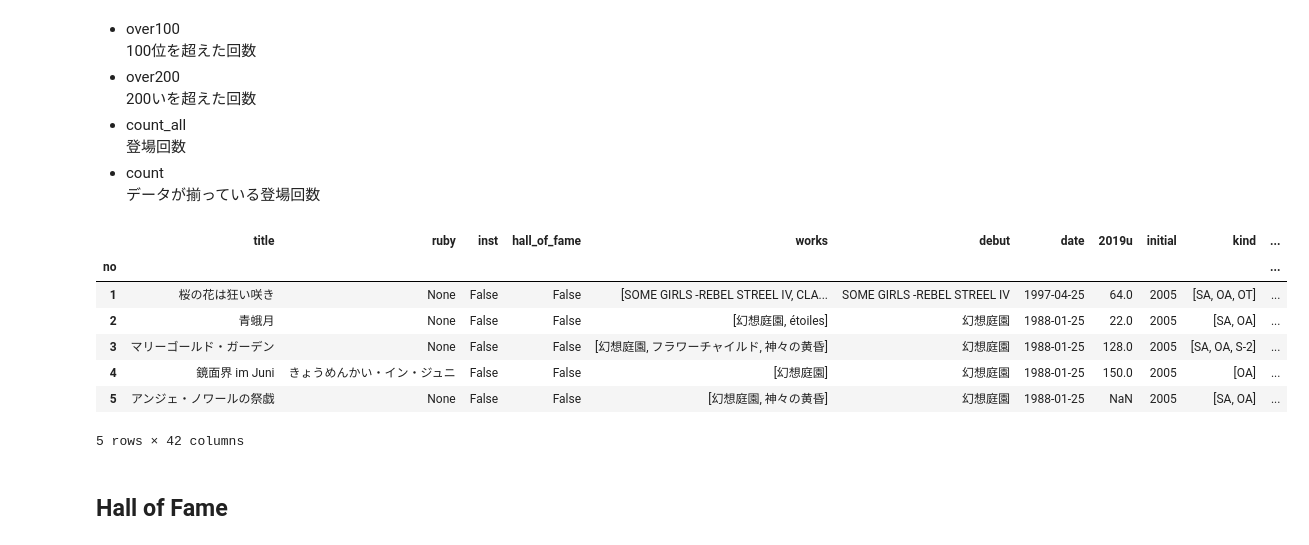
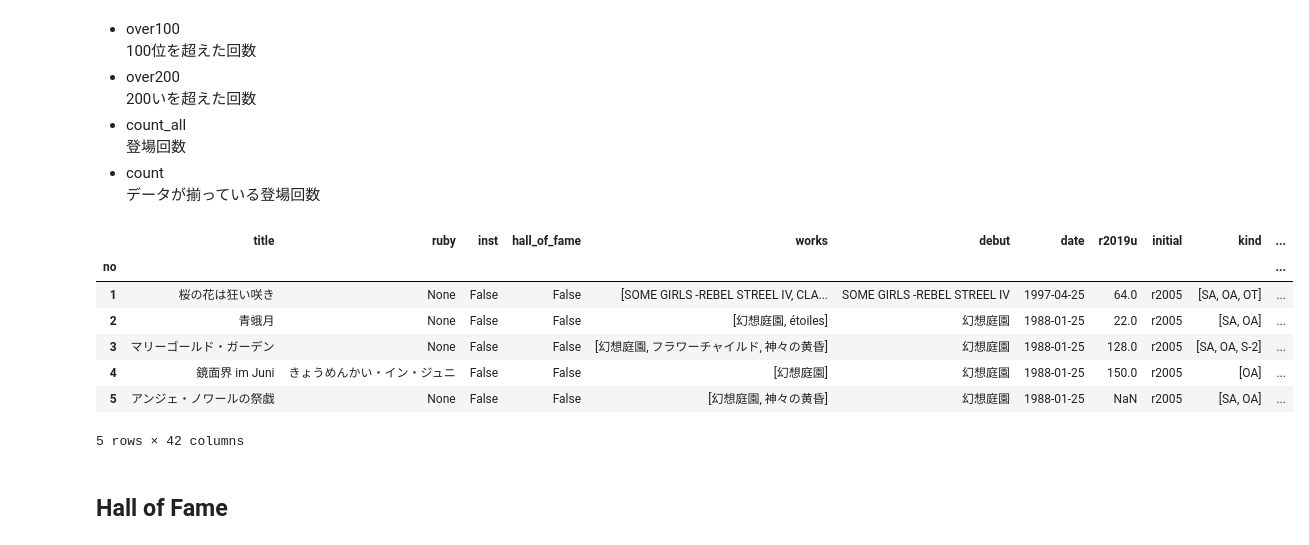
Before and after one commit to tabris913/aliran, a Jupyter notebook: aliran.ipynb, the cells around one changed output. Drawn from its saved outputs; the diff is of its cells as text; code cells hidden in the pictures.

```diff
--- a/aliran.ipynb
+++ b/aliran.ipynb
@@ -13,13 +13,13 @@ COLUMNS_CALCED = [
     'over30', 'over50', 'over100', 'over200', 'under30', 'under50', 'under100', 'under200', 'count_all', 'count'
 ]
 COLUMNS = [
-    'title', 'date', 'initial', 'kind', # '2019u',
-    '2007', '2008', '2009', '2010', '2011', '2012', '2013', '2014', '2015', '2016', '2017', '2018', '2019',
+    'title', 'date', 'initial', 'kind', # 'r2019u',
+    'r2007', 'r2008', 'r2009', 'r2010', 'r2011', 'r2012', 'r2013', 'r2014', 'r2015', 'r2016', 'r2017', 'r2018', 'r2019',
 ] + COLUMNS_CALCED
-RECENT = '2019'
-BEFORE = '2018'
-URA = '2019'
-RANK_ALL = ['2005', '2006#1', '2006#2', '2007', '2008', '2009', '2010', '2011', '2012', '2013', '2014', '2015', '2016', '2017', '2018', '2019']
+RECENT = 'r2019'
+BEFORE = 'r2018'
+URA = 'r2019'
+RANK_ALL = ['r2005', 'r2006#1', 'r2006#2', 'r2007', 'r2008', 'r2009', 'r2010', 'r2011', 'r2012', 'r2013', 'r2014', 'r2015', 'r2016', 'r2017', 'r2018', 'r2019']
 RANK = RANK_ALL[3:]
 
 def year_filter(value: str, initial: str, array: list, mode: str = 'ge'):
@@ -108,51 +108,51 @@ lowest = info['max']
 # %%
 df['average'] = 0.
 df['average_exclude_debut'] = 0.
 df['highest'] = 0.
 df['highest_exclude_debut'] = 0.
 df['lowest'] = 0.
 df['over30'] = 0
 df['over50'] = 0
 df['over100'] = 0
 df['over200'] = 0
 df['under30'] = 0
 df['under50'] = 0
 df['under100'] = 0
 df['under200'] = 0
 df['count_all'] = 0
 df['count'] = 0
 
 for no in df.index:
     song = df.loc[no]
     to_mean = list(filter(lambda y: year_filter(y, song.initial, RANK), RANK))
     to_mean_exclude_debut = list(filter(lambda y: year_filter(y, song.initial, RANK, 'gt'), RANK))
-    df.at[no, 'average'] = song[to_mean].mean()
-    df.at[no, 'average_exclude_debut'] = song[to_mean_exclude_debut].mean()
-    df.at[no, 'highest_exclude_debut'] = song[to_mean_exclude_debut].min()
+    df.average.at[no] = song[to_mean].mean()
+    df.average_exclude_debut.at[no] = song[to_mean_exclude_debut].mean()
+    df.highest_exclude_debut.at[no] = song[to_mean_exclude_debut].min()
     to_mean_all = list(filter(lambda y: year_filter(y, song.initial, RANK_ALL), RANK_ALL))
-    df.at[no, 'highest'] = song[to_mean_all].min()
-    df.at[no, 'lowest'] = song[to_mean_all].max()
-    df.at[no, 'over30'] = len(list(filter(lambda s: s > 30, song[to_mean_all].values)))
-    df.at[no, 'over50'] = len(list(filter(lambda s: s > 50, song[to_mean_all].values)))
-    df.at[no, 'over100'] = len(list(filter(lambda s: s > 100, song[to_mean_all].values)))
-    df.at[no, 'over200'] = len(list(filter(lambda s: s > 200, song[to_mean_all].values)))
-    df.at[no, 'under30'] = len(list(filter(lambda s: s <= 30, song[to_mean_all].values)))
-    df.at[no, 'under50'] = len(list(filter(lambda s: s <= 50, song[to_mean_all].values)))
-    df.at[no, 'under100'] = len(list(filter(lambda s: s <= 100, song[to_mean_all].values)))
-    df.at[no, 'under200'] = len(list(filter(lambda s: s <= 200, song[to_mean_all].values)))
-    df.at[no, 'count_all'] = len(to_mean_all)
+    df.highest.at[no] = song[to_mean_all].min()
+    df.lowest.at[no] = song[to_mean_all].max()
+    df.over30.at[no] = len(list(filter(lambda s: s > 30, song[to_mean_all].values)))
+    df.over50.at[no] = len(list(filter(lambda s: s > 50, song[to_mean_all].values)))
+    df.over100.at[no] = len(list(filter(lambda s: s > 100, song[to_mean_all].values)))
+    df.over200.at[no] = len(list(filter(lambda s: s > 200, song[to_mean_all].values)))
+    df.under30.at[no] = len(list(filter(lambda s: s <= 30, song[to_mean_all].values)))
+    df.under50.at[no] = len(list(filter(lambda s: s <= 50, song[to_mean_all].values)))
+    df.under100.at[no] = len(list(filter(lambda s: s <= 100, song[to_mean_all].values)))
+    df.under200.at[no] = len(list(filter(lambda s: s <= 200, song[to_mean_all].values)))
+    df.count_all.at[no] = len(to_mean_all)
     df.at[no, 'count'] = len(to_mean)
 
 df.head()
 # df.iloc[145]
 # %% [output]
-|  | title | ruby | inst | hall_of_fame | works | debut | date | 2019u | initial | kind | ... |
+|  | title | ruby | inst | hall_of_fame | works | debut | date | r2019u | initial | kind | ... |
 | no |  |  |  |  |  |  |  |  |  |  | ... |
-| 1 | 桜の花は狂い咲き | None | False | False | [SOME GIRLS -REBEL STREEL IV, CLA... | SOME GIRLS -REBEL STREEL IV | 1997-04-25 | 64.0 | 2005 | [SA, OA, OT] | ... |
-| 2 | 青蛾月 | None | False | False | [幻想庭園, étoiles] | 幻想庭園 | 1988-01-25 | 22.0 | 2005 | [SA, OA] | ... |
-| 3 | マリーゴールド・ガーデン | None | False | False | [幻想庭園, フラワーチャイルド, 神々の黄昏] | 幻想庭園 | 1988-01-25 | 128.0 | 2005 | [SA, OA, S-2] | ... |
-| 4 | 鏡面界 im Juni | きょうめんかい・イン・ジュニ | False | False | [幻想庭園] | 幻想庭園 | 1988-01-25 | 150.0 | 2005 | [OA] | ... |
-| 5 | アンジェ・ノワールの祭戯 | None | False | False | [幻想庭園, 神々の黄昏] | 幻想庭園 | 1988-01-25 | NaN | 2005 | [SA, OA] | ... |
+| 1 | 桜の花は狂い咲き | None | False | False | [SOME GIRLS -REBEL STREEL IV, CLA... | SOME GIRLS -REBEL STREEL IV | 1997-04-25 | 64.0 | r2005 | [SA, OA, OT] | ... |
+| 2 | 青蛾月 | None | False | False | [幻想庭園, étoiles] | 幻想庭園 | 1988-01-25 | 22.0 | r2005 | [SA, OA] | ... |
+| 3 | マリーゴールド・ガーデン | None | False | False | [幻想庭園, フラワーチャイルド, 神々の黄昏] | 幻想庭園 | 1988-01-25 | 128.0 | r2005 | [SA, OA, S-2] | ... |
+| 4 | 鏡面界 im Juni | きょうめんかい・イン・ジュニ | False | False | [幻想庭園] | 幻想庭園 | 1988-01-25 | 150.0 | r2005 | [OA] | ... |
+| 5 | アンジェ・ノワールの祭戯 | None | False | False | [幻想庭園, 神々の黄昏] | 幻想庭園 | 1988-01-25 | NaN | r2005 | [SA, OA] | ... |
 5 rows × 42 columns
 # %% [markdown]
 ## Hall of Fame
```
Also changed, not shown: parts of 36 cells of this notebook, 5 other files.
